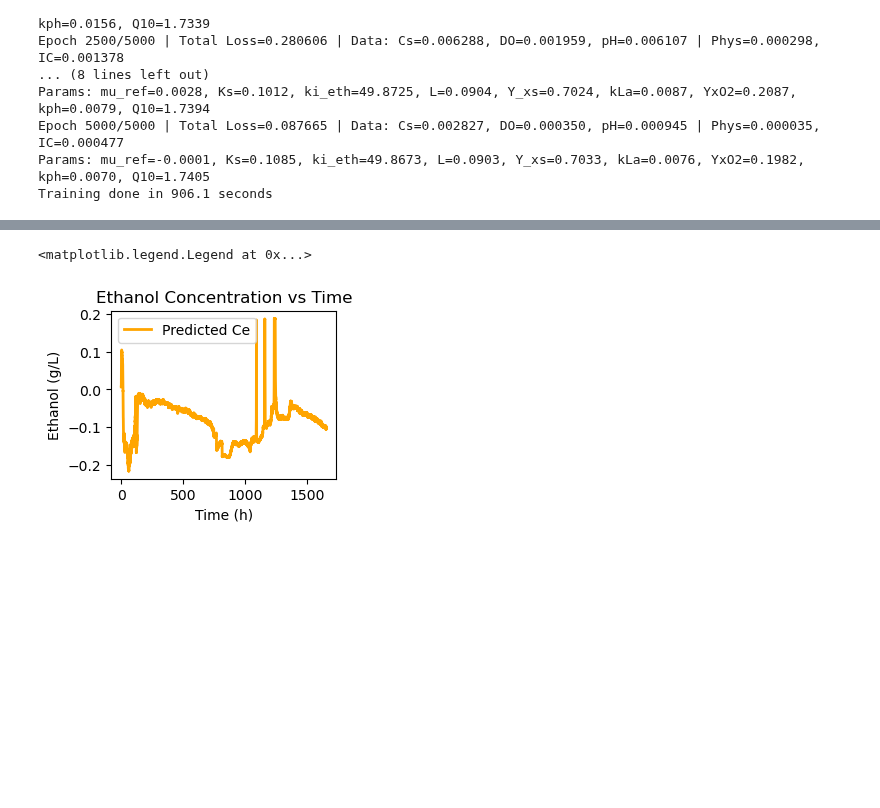
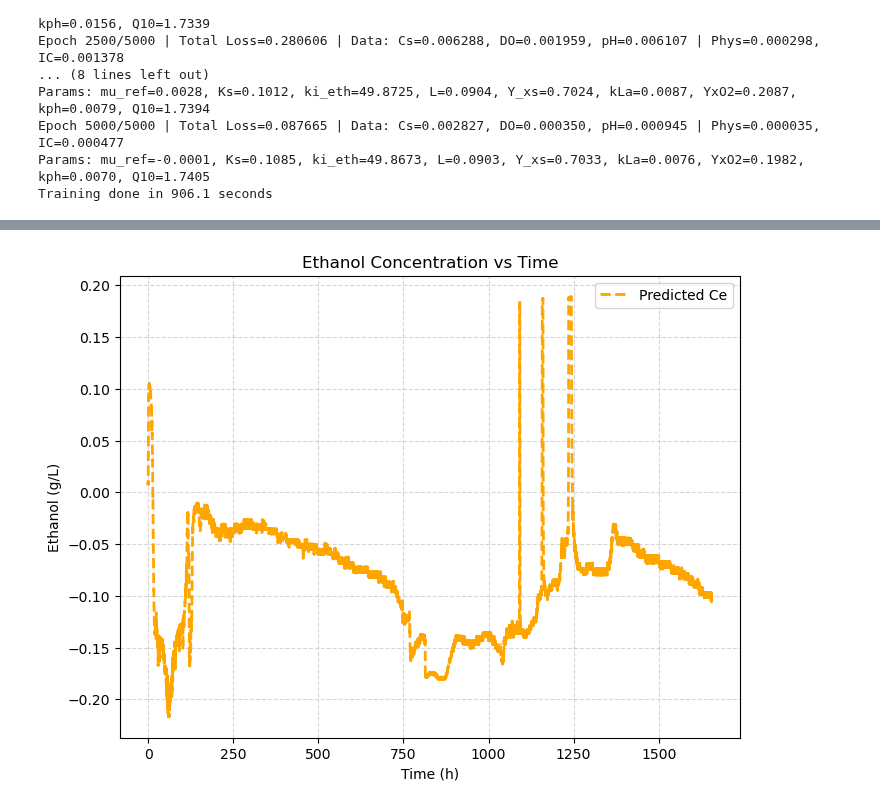
Before and after one commit to EmmanuelLwele/Physics-Informed-Beer-Fermentation-Modelling, a Jupyter notebook: Beer_Fermentation_PINN_with_DO_pH.ipynb, the cells around one changed output, grey strips where cells are left out. Saved outputs shown, nothing was run; the diff lists cells and outputs as text; code cells hidden in the pictures; blank space fills up the shorter version.

```diff
--- a/Beer_Fermentation_PINN_with_DO_pH.ipynb
+++ b/Beer_Fermentation_PINN_with_DO_pH.ipynb
@@ -525,13 +521,13 @@ plt.legend()
 # %%
 # Ethanol (Ce)
-plt.subplot(2, 2, 2)
-plt.plot(t_phys, Ce_pred_np, '-', label='Predicted Ce', color='orange', linewidth=2)
+plt.figure(figsize=(8, 6))
+plt.plot(t_phys, Ce_pred_np, '--', label='Predicted Ce', color='orange', linewidth=2)
 plt.xlabel("Time (h)")
 plt.ylabel("Ethanol (g/L)")
 plt.title("Ethanol Concentration vs Time")
 plt.legend()
+plt.grid(True, linestyle='--', alpha=0.5)
 # %% [output]
-<matplotlib.legend.Legend at 0x...>
-[figure, old version]
+[figure, new version]
 # %%
 # Dissolved Oxygen (DO)
```
Also changed, not shown: parts of 6 cells of this notebook, 1 other file.
